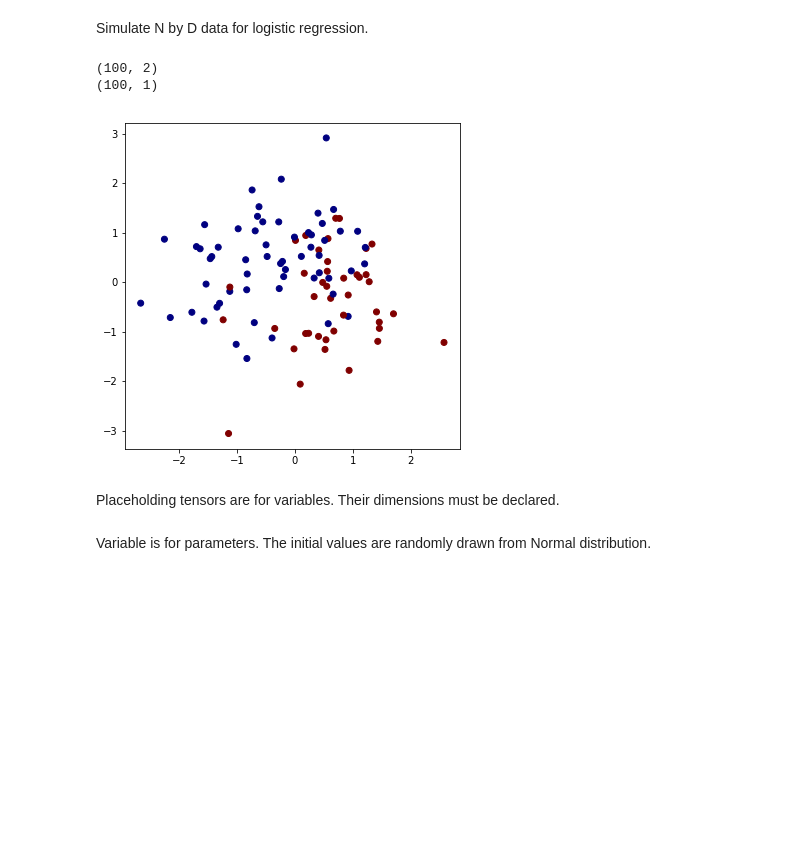
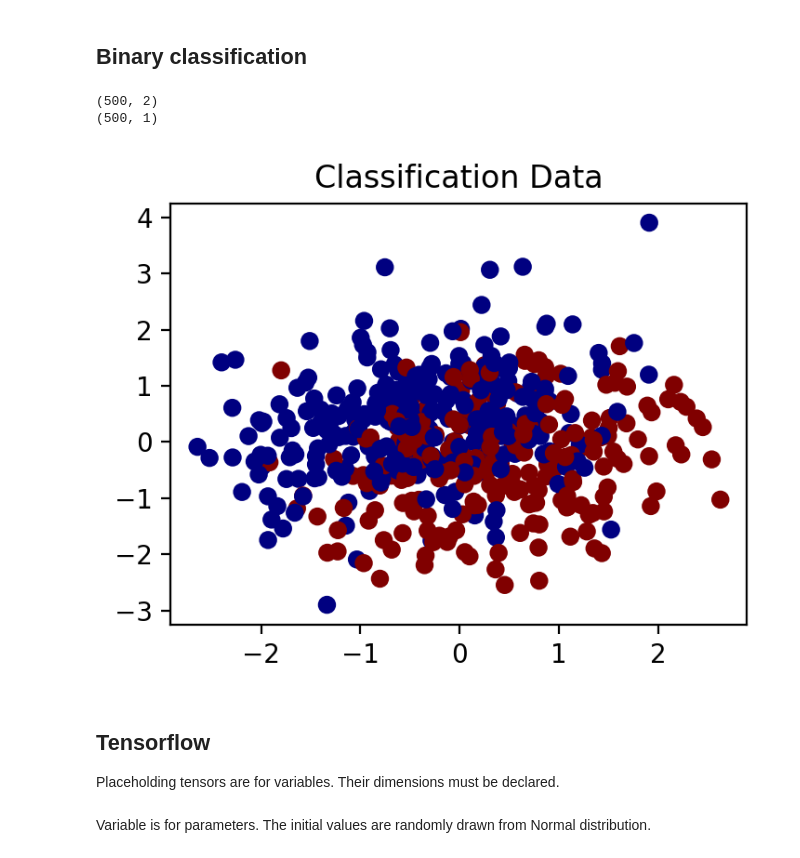
Before and after one commit to UCIDataScienceInitiative/LearningWithPython, a Jupyter notebook: logistic.ipynb, the cells around one changed output. Drawn from its saved outputs; the diff is of its cells as text; code cells hidden in the pictures; blank space fills up the shorter version.

```diff
--- a/logistic.ipynb
+++ b/logistic.ipynb
@@ -10,7 +9,7 @@ import matplotlib.mlab as mlab
-# %% [markdown]
-Simulate N by D data for logistic regression.
+# %% [markdown]
+## Binary classification
 # %%
-N = 100
+N = 500
 D = 2
 beta_true = np.asarray([1.0, -1.0]).reshape((2, 1))
 dataX = np.random.normal(0, 1, N * D).reshape(N, D)
@@ -19,15 +18,18 @@ dataY = np.random.binomial(1, prob) * 1.0
 print(dataX.shape)
 print(dataY.shape)
 # %% [output]
-(100, 2)
-(100, 1)
+(500, 2)
+(500, 1)
 # %%
-fig = plt.figure(figsize=(6, 6))
+fig = plt.figure(figsize=(4, 3), dpi=200)
 plt.scatter(dataX[:, 0], dataX[:, 1], c=dataY[:, 0], cmap='jet')
+plt.title('Classification Data')
 plt.show()
 # %% [output]
-[figure, old version]
+[figure, new version]
 # %% [markdown]
+## Tensorflow
+
 Placeholding tensors are for variables. Their dimensions must be declared.
 # %%
 X = tf.placeholder('float', [None, D])
```
Also changed, not shown: parts of 25 cells of this notebook, 4 other files.
